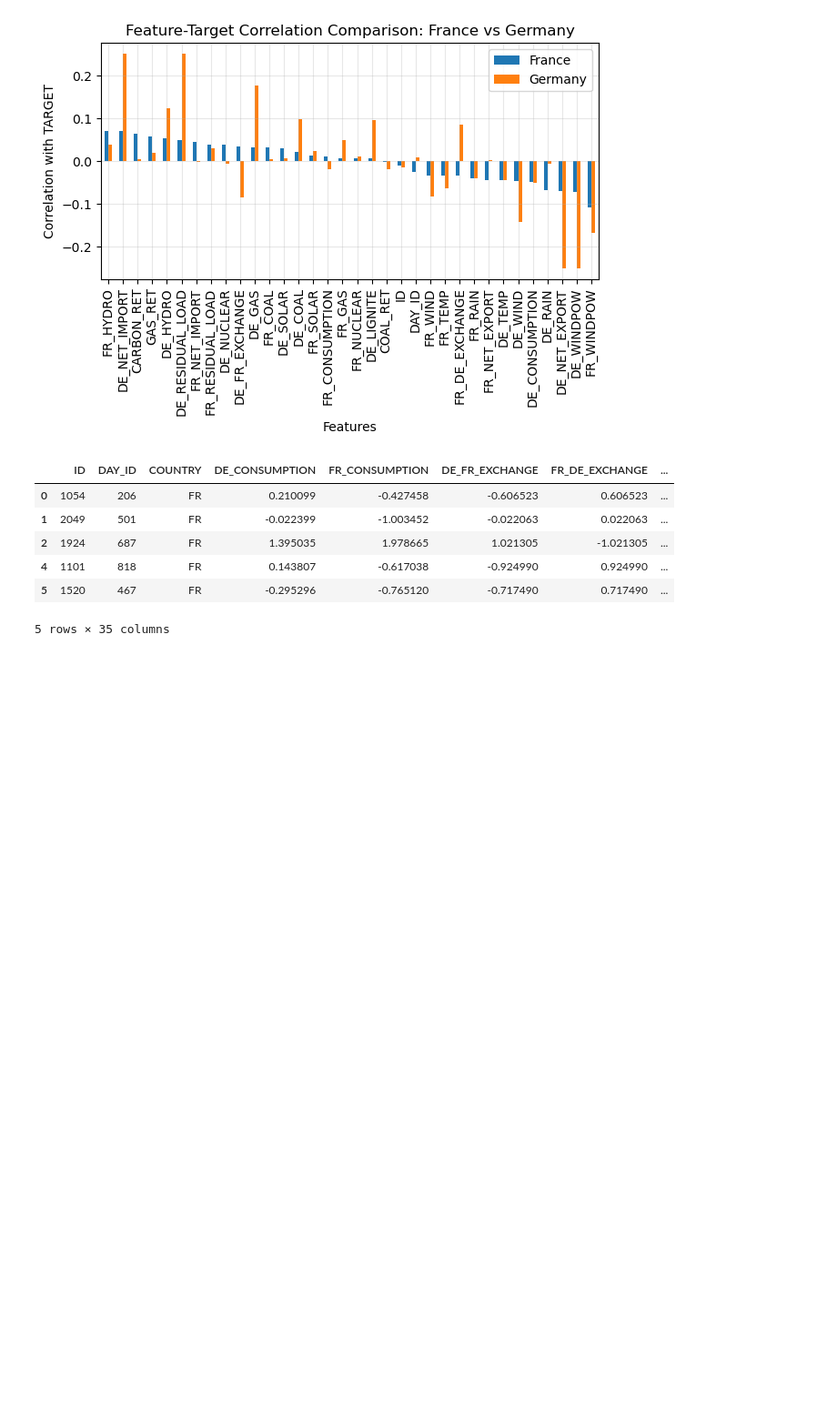
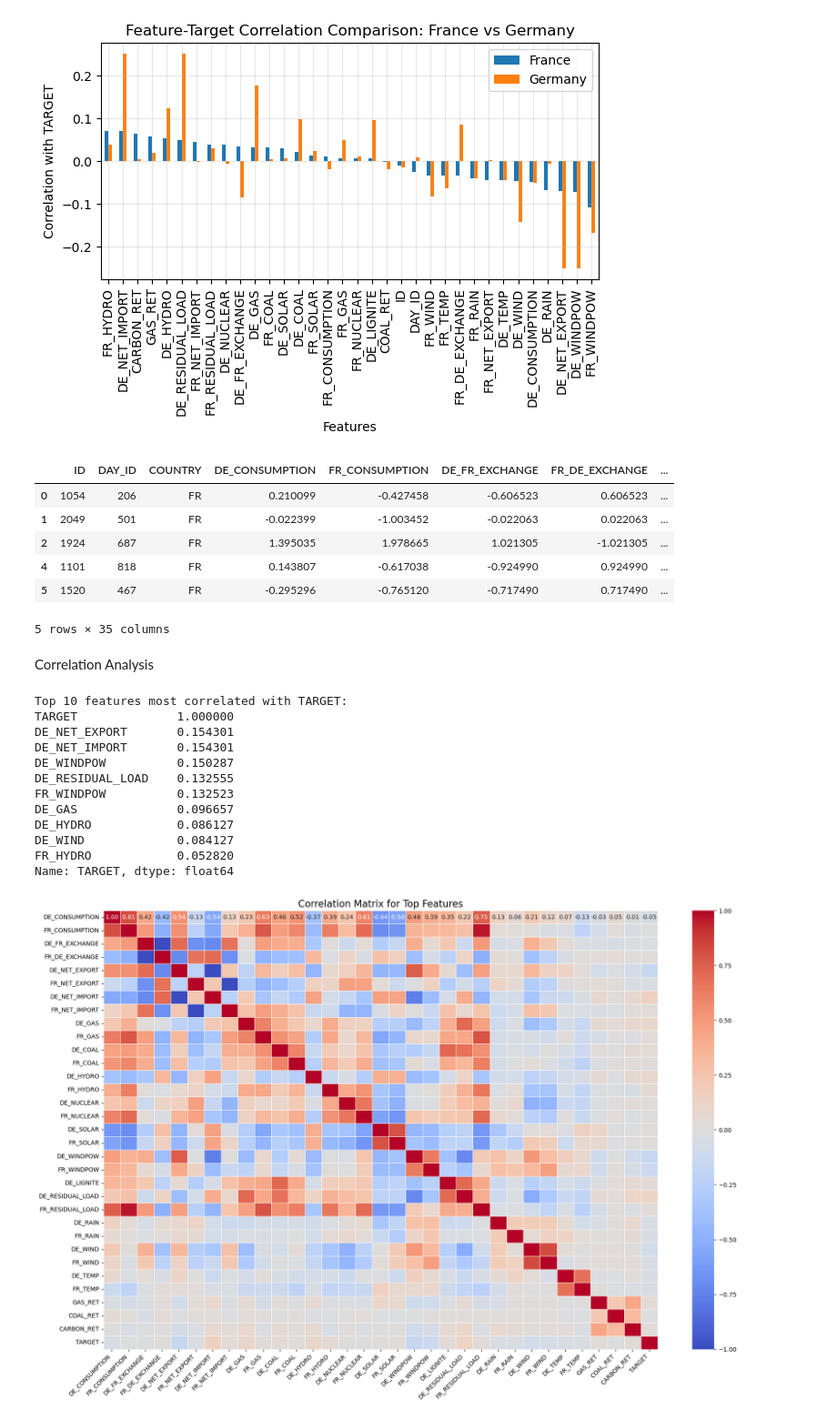
Before and after one commit to paulqevan/Challenge_QRT_prix_elec, a Jupyter notebook: Exploratory Thomas.ipynb, the cells around one changed output. Shown at 91% size. Saved outputs shown, nothing was run; the diff lists cells and outputs as text; code cells hidden in the pictures; blank space fills up the shorter version.

```diff
--- a/Exploratory Thomas.ipynb
+++ b/Exploratory Thomas.ipynb
@@ -407,3 +408,63 @@ fr_data.head()
 | 4 | 1101 | 818 | FR | 0.143807 | -0.617038 | -0.924990 | 0.924990 | ... |
 | 5 | 1520 | 467 | FR | -0.295296 | -0.765120 | -0.717490 | 0.717490 | ... |
 5 rows × 35 columns
+# %% [markdown]
+Correlation Analysis
+# %%
+import seaborn as sns
+import matplotlib.pyplot as plt
+import numpy as np
+import pandas as pd
+from matplotlib import gridspec
+# Create a figure to analyze correlations with target
+plt.figure(figsize=(18, 12))
+
+# Merge data for correlation analysis
+merged_data = pd.merge(X_train, Y_train, on='ID')
+
+# 1. Calculate absolute correlations with target and sort
+abs_corr = merged_data.drop(['ID', 'DAY_ID', 'COUNTRY'], axis=1).corr()['TARGET'].abs().sort_values(ascending=False)
+
+# 2. Calculate correlations by country
+fr_data = merged_data[merged_data['COUNTRY'] == 'FR']
+de_data = merged_data[merged_data['COUNTRY'] == 'DE']
+
+fr_corr = fr_data.drop(['ID', 'DAY_ID', 'COUNTRY'], axis=1).corr()['TARGET']
+de_corr = de_data.drop(['ID', 'DAY_ID', 'COUNTRY'], axis=1).corr()['TARGET']
+
+# 3. Create correlation comparison dataframe
+corr_comparison = pd.DataFrame({
+    'Combined': merged_data.drop(['ID', 'DAY_ID', 'COUNTRY'], axis=1).corr()['TARGET'],
+    'France': fr_corr,
+    'Germany': de_corr
+})
+
+# 4. Plot top correlations
+top_features = abs_corr.nlargest(14).index
+# correlation_matrix = merged_data[top_features].corr()
+
+correlation_matrix = merged_data.drop(['ID', 'DAY_ID', 'COUNTRY'], axis=1).corr()
+
+# Create heatmap
+sns.heatmap(correlation_matrix, annot=True, cmap='coolwarm', fmt=".2f",
+            linewidths=0.5, vmin=-1, vmax=1)
+plt.title('Correlation Matrix for Top Features', fontsize=16)
+plt.xticks(rotation=45, ha='right')
+plt.tight_layout()
+
+print("Top 10 features most correlated with TARGET:")
+print(abs_corr.nlargest(10))
+# %% [output]
+Top 10 features most correlated with TARGET:
+TARGET              1.000000
+DE_NET_EXPORT       0.154301
+DE_NET_IMPORT       0.154301
+DE_WINDPOW          0.150287
+DE_RESIDUAL_LOAD    0.132555
+FR_WINDPOW          0.132523
+DE_GAS              0.096657
+DE_HYDRO            0.086127
+DE_WIND             0.084127
+FR_HYDRO            0.052820
+Name: TARGET, dtype: float64
+[figure, added]
```
Also changed, not shown: parts of 1 cell of this notebook, 2 other files.
